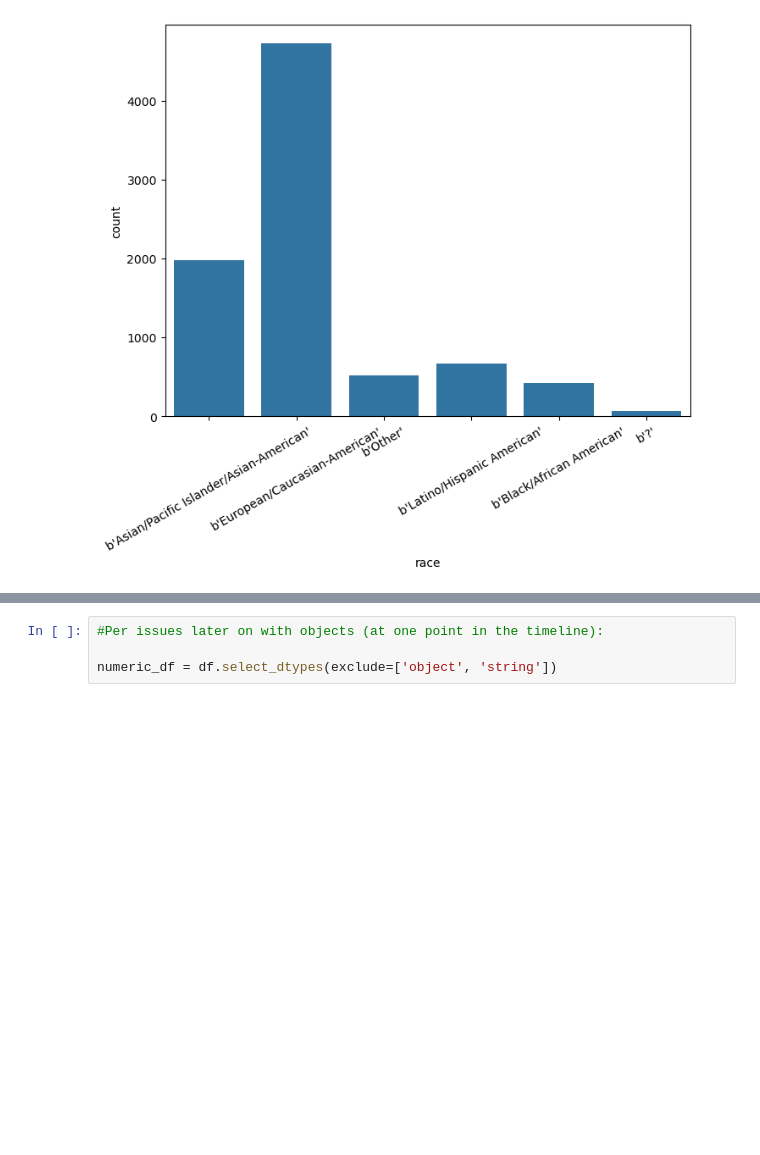
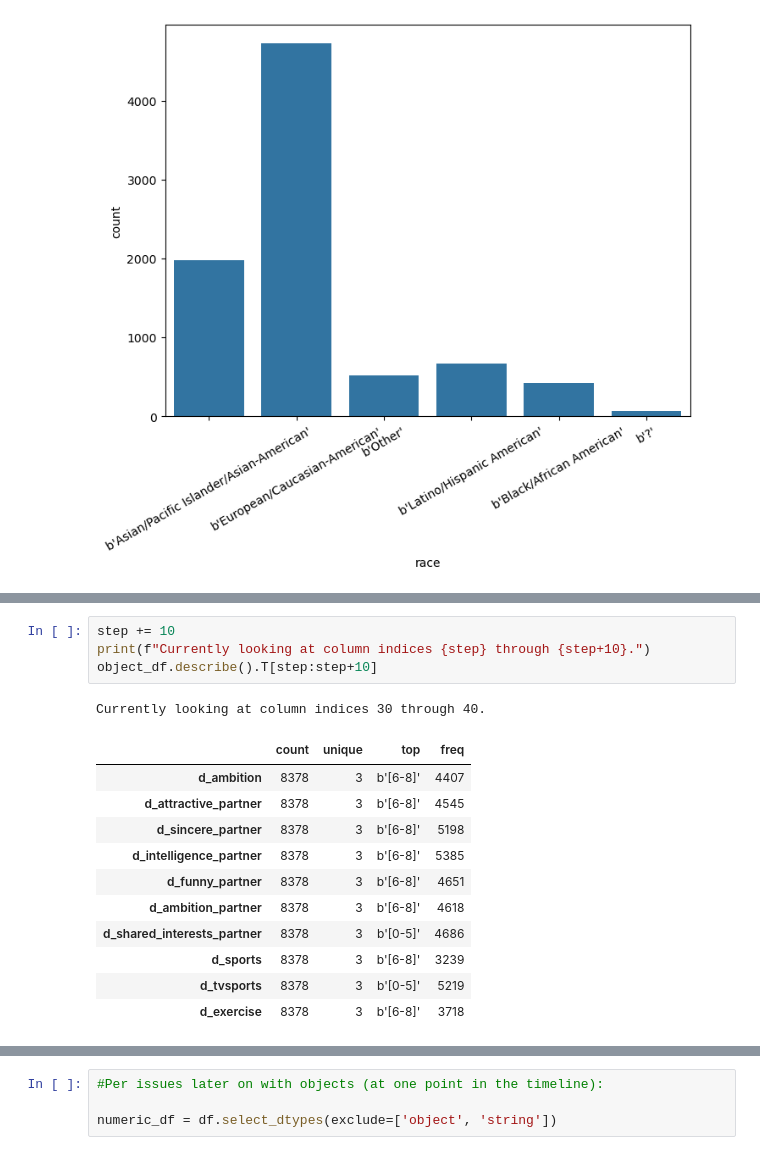
Before and after one commit to bwolff26/MAD_marriage_and_divorce_study, a Jupyter notebook: code/s2_ceda_i.ipynb, the cells around one changed output, grey strips where cells are left out. Drawn from its saved outputs; the diff is of its cells as text; blank space fills up the shorter version.

```diff
--- a/code/s2_ceda_i.ipynb
+++ b/code/s2_ceda_i.ipynb
@@ -133,0 +175,17 @@ object_df.describe().T[step:step+10]
+# %%
+step += 10
+print(f"Currently looking at column indices {step} through {step+10}.")
+object_df.describe().T[step:step+10]
+# %% [output]
+Currently looking at column indices 30 through 40.
+|  | count | unique | top | freq |
+| d_ambition | 8378 | 3 | b'[6-8]' | 4407 |
+| d_attractive_partner | 8378 | 3 | b'[6-8]' | 4545 |
+| d_sincere_partner | 8378 | 3 | b'[6-8]' | 5198 |
+| d_intelligence_partner | 8378 | 3 | b'[6-8]' | 5385 |
+| d_funny_partner | 8378 | 3 | b'[6-8]' | 4651 |
+| d_ambition_partner | 8378 | 3 | b'[6-8]' | 4618 |
+| d_shared_interests_partner | 8378 | 3 | b'[0-5]' | 4686 |
+| d_sports | 8378 | 3 | b'[6-8]' | 3239 |
+| d_tvsports | 8378 | 3 | b'[0-5]' | 5219 |
+| d_exercise | 8378 | 3 | b'[6-8]' | 3718 |
```
Also changed, not shown: parts of 18 cells of this notebook.
